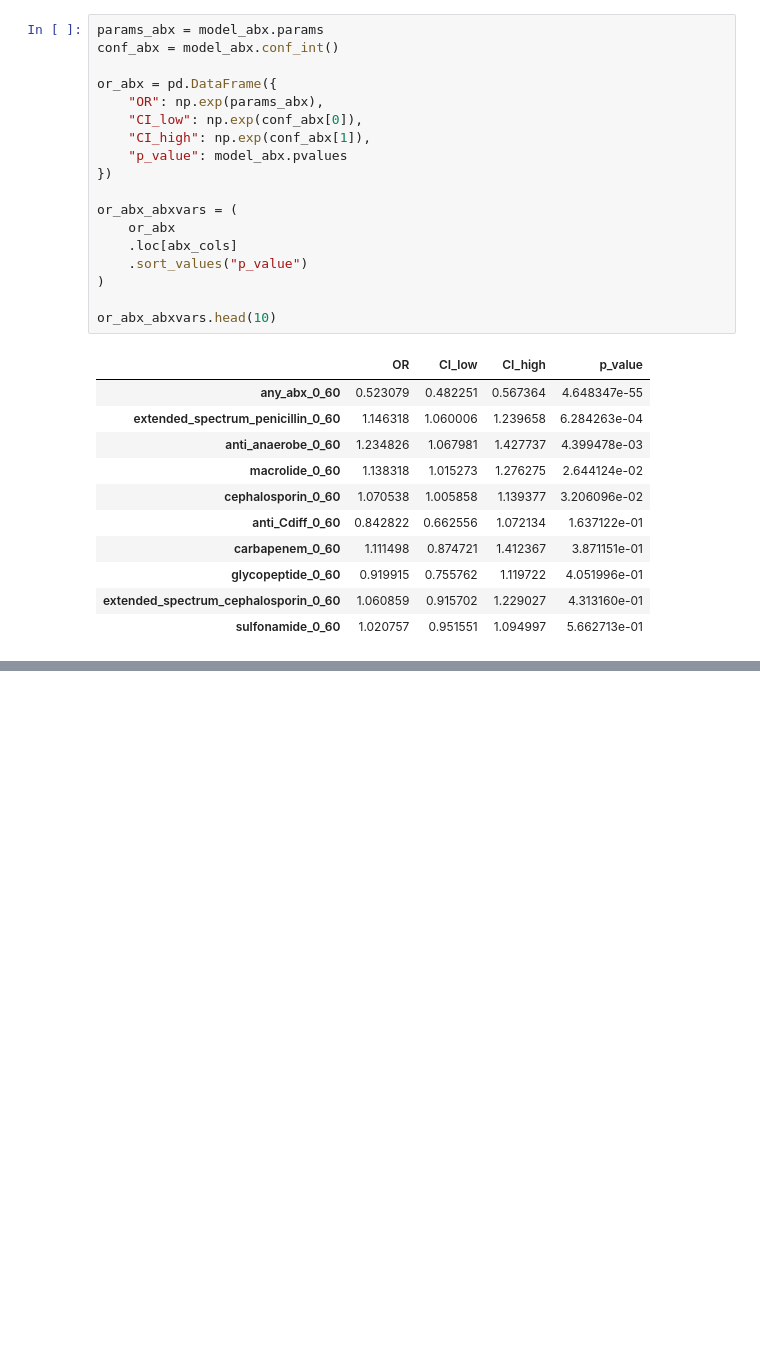
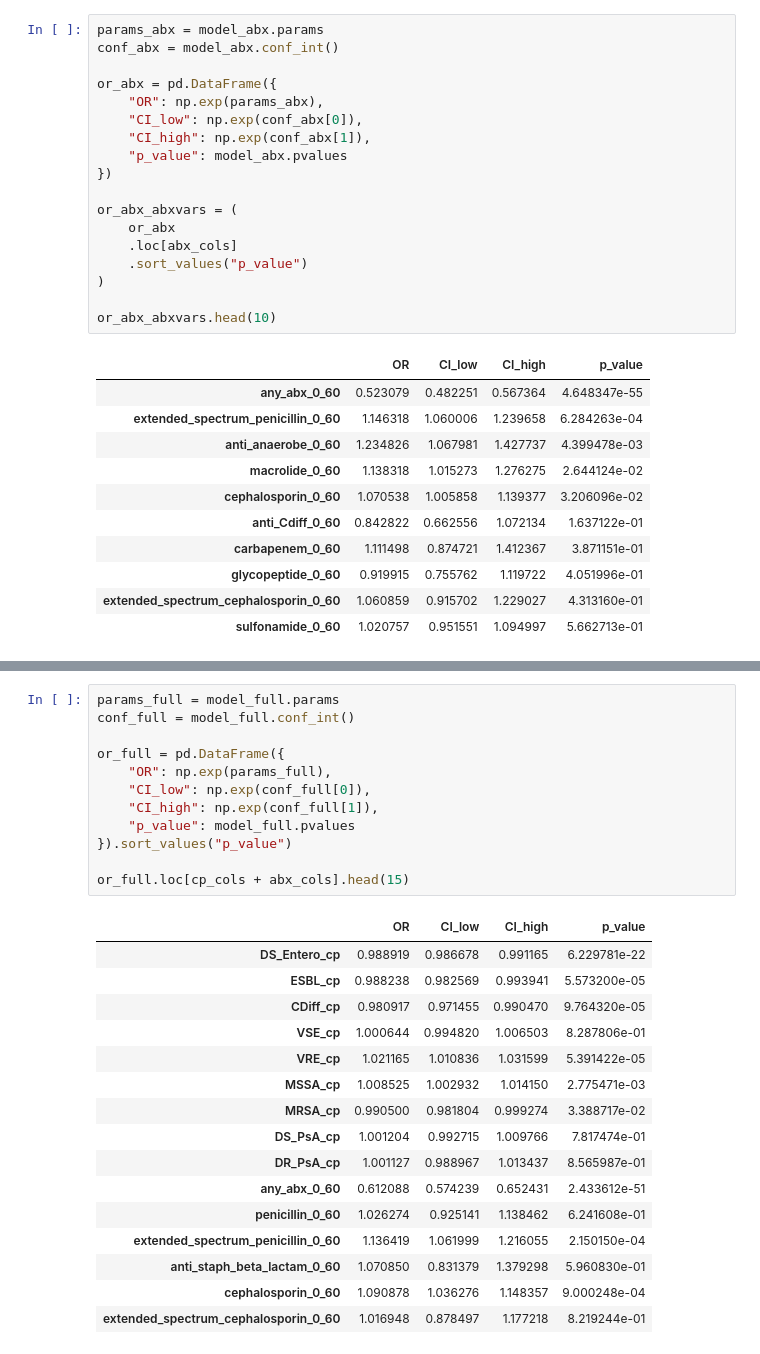
Before and after one commit to alexjr721/hospital-onset-infection-risk-model, a Jupyter notebook: notebooks/02_inferential_analysis.ipynb, the cells around one changed output, grey strips where cells are left out. Saved outputs shown, nothing was run; the diff lists cells and outputs as text; blank space fills up the shorter version.

```diff
--- a/notebooks/02_inferential_analysis.ipynb
+++ b/notebooks/02_inferential_analysis.ipynb
@@ -399,0 +458,29 @@ or_abx_abxvars.head(10)
+# %%
+params_full = model_full.params
+conf_full = model_full.conf_int()
+
+or_full = pd.DataFrame({
+    "OR": np.exp(params_full),
+    "CI_low": np.exp(conf_full[0]),
+    "CI_high": np.exp(conf_full[1]),
+    "p_value": model_full.pvalues
+}).sort_values("p_value")
+
+or_full.loc[cp_cols + abx_cols].head(15)
+# %% [output]
+|  | OR | CI_low | CI_high | p_value |
+| DS_Entero_cp | 0.988919 | 0.986678 | 0.991165 | 6.229781e-22 |
+| ESBL_cp | 0.988238 | 0.982569 | 0.993941 | 5.573200e-05 |
+| CDiff_cp | 0.980917 | 0.971455 | 0.990470 | 9.764320e-05 |
+| VSE_cp | 1.000644 | 0.994820 | 1.006503 | 8.287806e-01 |
+| VRE_cp | 1.021165 | 1.010836 | 1.031599 | 5.391422e-05 |
+| MSSA_cp | 1.008525 | 1.002932 | 1.014150 | 2.775471e-03 |
+| MRSA_cp | 0.990500 | 0.981804 | 0.999274 | 3.388717e-02 |
+| DS_PsA_cp | 1.001204 | 0.992715 | 1.009766 | 7.817474e-01 |
+| DR_PsA_cp | 1.001127 | 0.988967 | 1.013437 | 8.565987e-01 |
+| any_abx_0_60 | 0.612088 | 0.574239 | 0.652431 | 2.433612e-51 |
+| penicillin_0_60 | 1.026274 | 0.925141 | 1.138462 | 6.241608e-01 |
+| extended_spectrum_penicillin_0_60 | 1.136419 | 1.061999 | 1.216055 | 2.150150e-04 |
+| anti_staph_beta_lactam_0_60 | 1.070850 | 0.831379 | 1.379298 | 5.960830e-01 |
+| cephalosporin_0_60 | 1.090878 | 1.036276 | 1.148357 | 9.000248e-04 |
+| extended_spectrum_cephalosporin_0_60 | 1.016948 | 0.878497 | 1.177218 | 8.219244e-01 |
```
Also changed, not shown: parts of 6 cells of this notebook.
